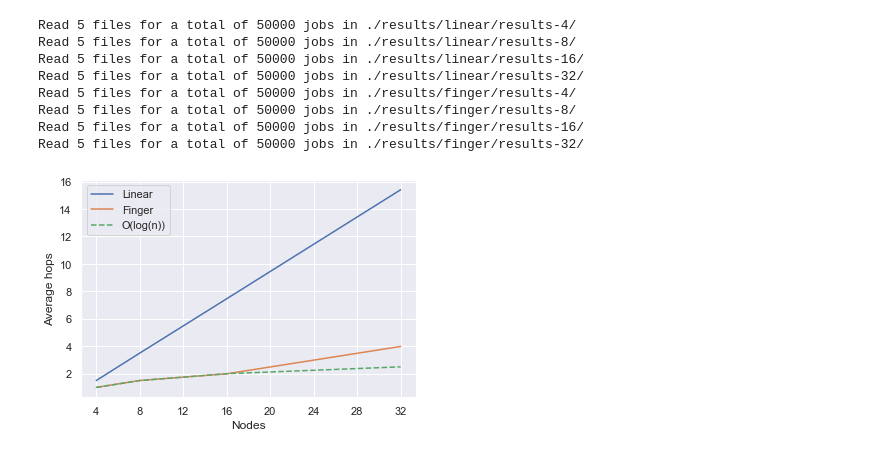
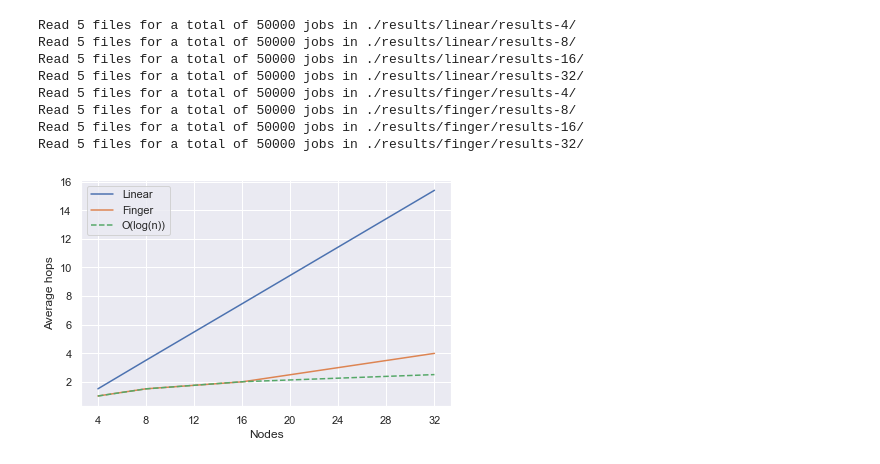
Before and after one commit to Trottero/ddps_2, a Jupyter notebook: experiment-1.ipynb, the cells around one changed output. Cells and saved outputs as stored; diff of their text form; code cells hidden in the pictures.

Commit message:
Update so axis labels dont get pushed out of plott

```diff
--- a/experiment-1.ipynb
+++ b/experiment-1.ipynb
@@ -54,23 +54,24 @@ Read 5 files for a total of 50000 jobs in ./results/finger/results-32/
 # %%
 # Just do averages
 
 linear = np.array([[key, statistics.mean(linear_jobs[key][:, 1])] for key in linear_jobs])
 finger = np.array([[key, statistics.mean(finger_jobs[key][:, 1])] for key in finger_jobs])
 
 sns.set_theme()
 plt.xlabel('Nodes')
 plt.ylabel('Average hops')
 plt.xticks(np.arange(0, 33, 4))
 log = 0.5 * np.log2([4, 8, 16, 32])
 
 sns.lineplot(x=linear[:, 0], y=linear[:, 1], label='Linear')
 sns.lineplot(x=finger[:, 0], y=finger[:, 1], label='Finger')
 sns.lineplot(x=linear[:, 0], y=log, linestyle='dashed', label='O(log(n))')
+plt.tight_layout()
 plt.savefig('avg_hops_nodes.pdf')
 plt.show()
 plt.close()
 # %% [output]
-[figure, old version]
+[figure, new version]
 # %%
 # CDFs for running time
 for n_nodes in [4, 8, 16, 32]:
```
Also changed, not shown: parts of 1 cell of this notebook.
